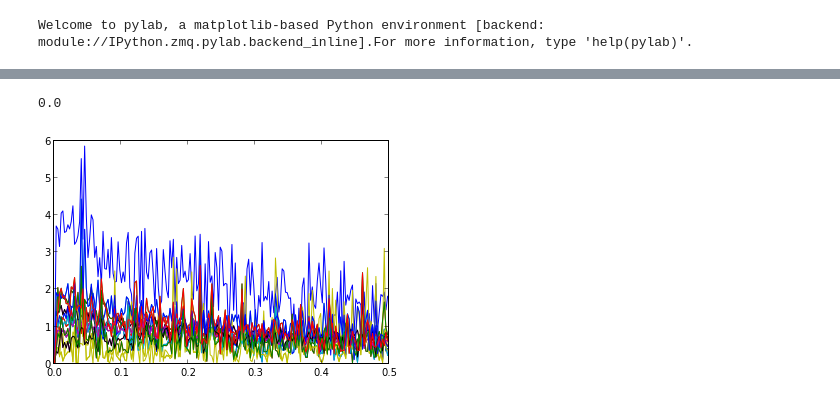
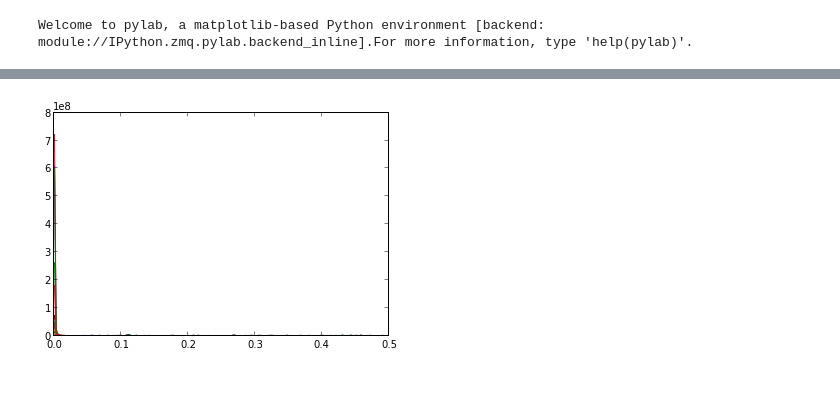
Before and after one commit to miguelaldana/FisicaComputacional, a Jupyter notebook: Tarea5_computacional/Punto1.ipynb, the cells around one changed output, grey strips where cells are left out. Cells and saved outputs as stored; diff of their text form; code cells hidden in the pictures.

```diff
--- a/Tarea5_computacional/Punto1.ipynb
+++ b/Tarea5_computacional/Punto1.ipynb
@@ -9,4 +8,0 @@ from scipy.fftpack import fft, fftfreqimport matplotlib.pyplot as plt
-# %%
-n = 400
-# %%
-fft_amplitudes = fft(data)/nfreq = fftfreq(n, 1)espectro_potencias = np.abs(fft_amplitudes)plt.plot(freq,espectro_potencias, ".")min(espectro_potencias[:,0])
@@ -15,0 +9,2 @@ fft_amplitudes = fft(data)/nfreq = fftfreq(n, 1)espectro_potencias = np.abs(fft_
+# %%
+n, col = shape(data)matr = zeros((n,col))for i in range(24):    matr[:,i] = data[:,i]plt.plot(matr)
@@ -15,0 +14,2 @@ fft_amplitudes = fft(data)/nfreq = fftfreq(n, 1)espectro_potencias = np.abs(fft_
+# %%
+fft_amplitudes = empty([n,col], dtype=complex)for j in range(24):    fft_amplitudes[:,j] = fft(data[:,j])freq = fftfreq(n,1)plt.plot(freq, np.abs(fft_amplitudes)**2)
@@ -16,5 +19,4 @@ fft_amplitudes = fft(data)/nfreq = fftfreq(n, 1)espectro_potencias = np.abs(fft_
 # %%
-half_n = np.ceil(n/2.0)espectro_potencias_half = (2.0) * espectro_potencias[:half_n]freq_half = freq[:half_n]plt.plot(freq_half, espectro_potencias_half)min(espectro_potencias_half[:,0])
+half_n = np.ceil(n/2.0)fft_amplitudes_half = empty([n/2,col], dtype=complex)freq_half = freq[:half_n]for i in range(24):    fft_amplitudes_half[:,i] = fft_amplitudes[:half_n,i]    plt.plot(freq_half, np.abs(fft_amplitudes_half[:,i])**2.0)
 # %% [output]
-0.0
-[figure, old version]
+[figure, new version]
```
Also changed, not shown: parts of 9 cells of this notebook.
